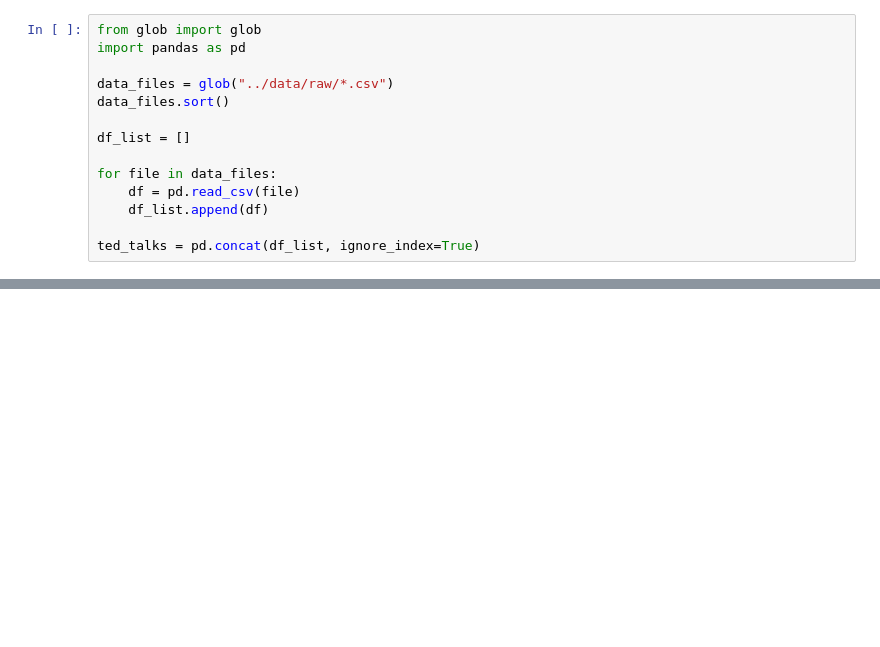
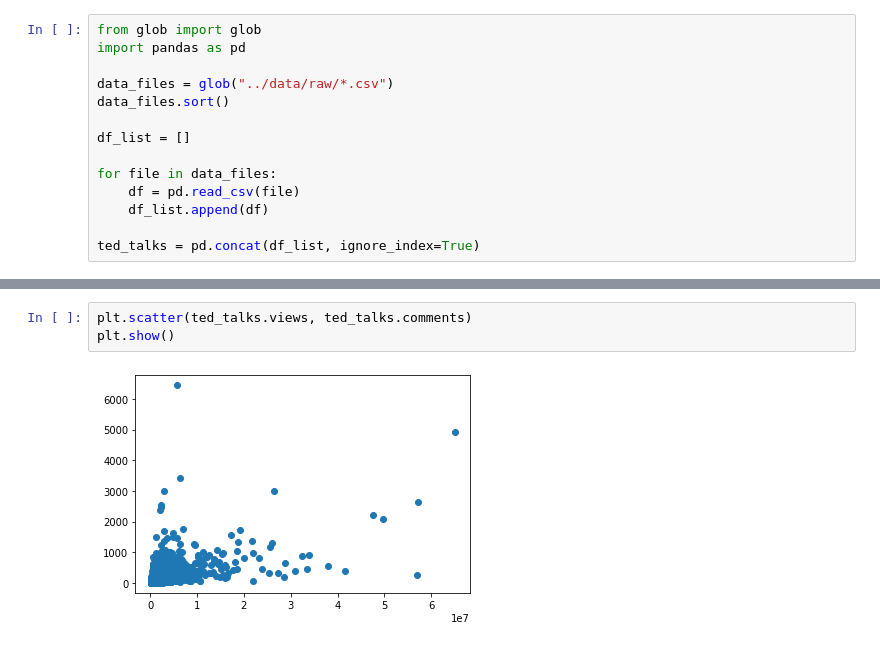
Before and after one commit to VictorTaillieu/TED-talks-analysis, a Jupyter notebook: notebooks/preprocessing.ipynb, the cells around one changed output, grey strips where cells are left out. Cells and saved outputs as stored; diff of their text form; blank space fills up the shorter version.

```diff
--- a/notebooks/preprocessing.ipynb
+++ b/notebooks/preprocessing.ipynb
@@ -45,0 +288,5 @@ ted_talks.describe()
+# %%
+plt.scatter(ted_talks.views, ted_talks.comments)
+plt.show()
+# %% [output]
+[figure, added]
```
Also changed, not shown: parts of 35 cells of this notebook, 1 other file.
